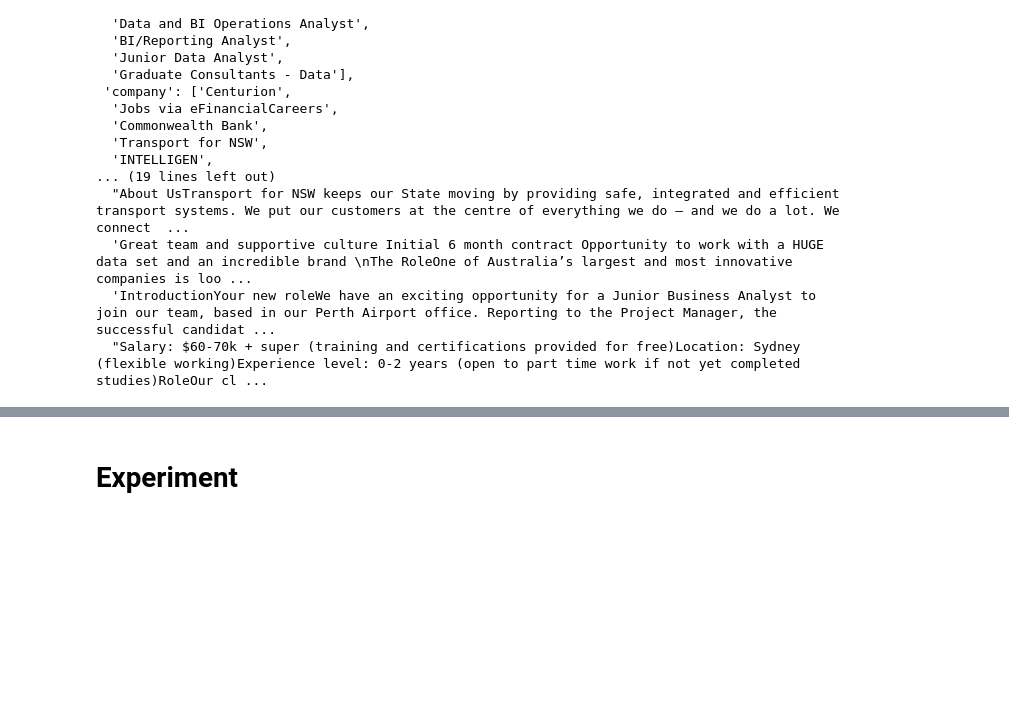
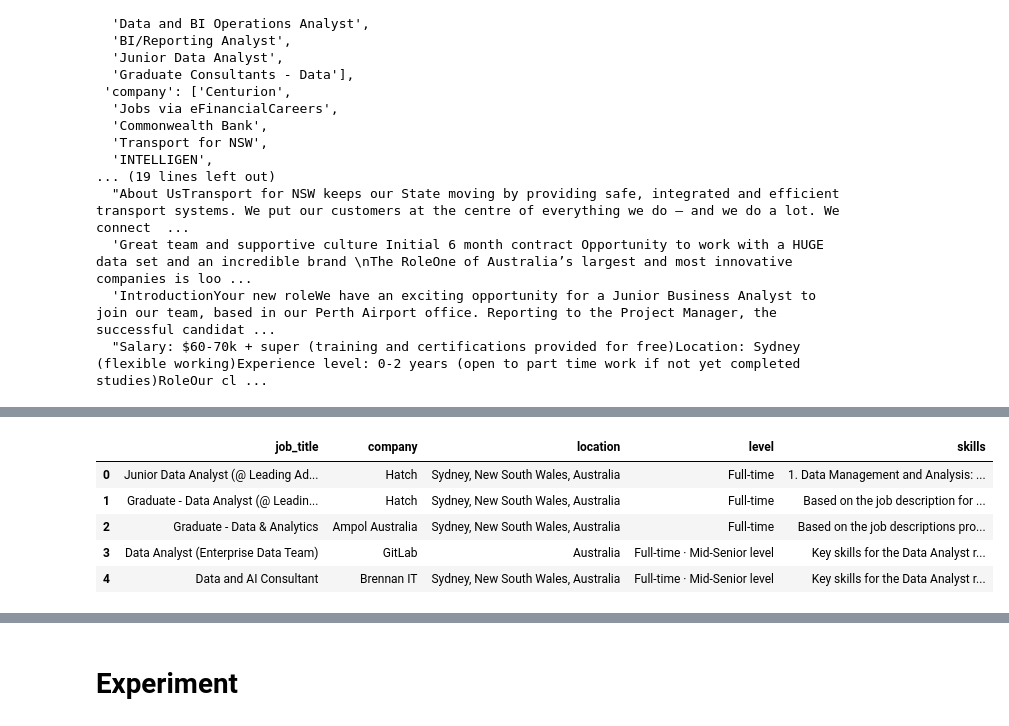
Before and after one commit to BrianLoe/webscraping, a Jupyter notebook: job_search/job_linkedin.ipynb, the cells around one changed output, grey strips where cells are left out. Cells and saved outputs as stored; diff of their text form; code cells hidden in the pictures; blank space fills up the shorter version.

```diff
--- a/job_search/job_linkedin.ipynb
+++ b/job_search/job_linkedin.ipynb
@@ -175,3 +176,13 @@ pd.DataFrame(job_dict)
 | 4 | BI/Reporting Analyst | INTELLIGEN | Sydney, New South Wales, Australia | Contract · Associate | Great team and supportive culture... |
 | 5 | Junior Data Analyst | Sika | Perth, Western Australia, Australia | Full-time · Mid-Senior level | IntroductionYour new roleWe have ... |
 | 6 | Graduate Consultants - Data | Hydrogen Group | Sydney, New South Wales, Australia | Full-time · Mid-Senior level | Salary: $60-70k + super (training... |
+# %%
+df = pd.read_csv('result.txt')
+df.head()
+# %% [output]
+|  | job_title | company | location | level | skills |
+| 0 | Junior Data Analyst (@ Leading Ad... | Hatch | Sydney, New South Wales, Australia | Full-time | 1. Data Management and Analysis: ... |
+| 1 | Graduate - Data Analyst (@ Leadin... | Hatch | Sydney, New South Wales, Australia | Full-time | Based on the job description for ... |
+| 2 | Graduate - Data & Analytics | Ampol Australia | Sydney, New South Wales, Australia | Full-time | Based on the job descriptions pro... |
+| 3 | Data Analyst (Enterprise Data Team) | GitLab | Australia | Full-time · Mid-Senior level | Key skills for the Data Analyst r... |
+| 4 | Data and AI Consultant | Brennan IT | Sydney, New South Wales, Australia | Full-time · Mid-Senior level | Key skills for the Data Analyst r... |
```
Also changed, not shown: parts of 5 cells of this notebook.
